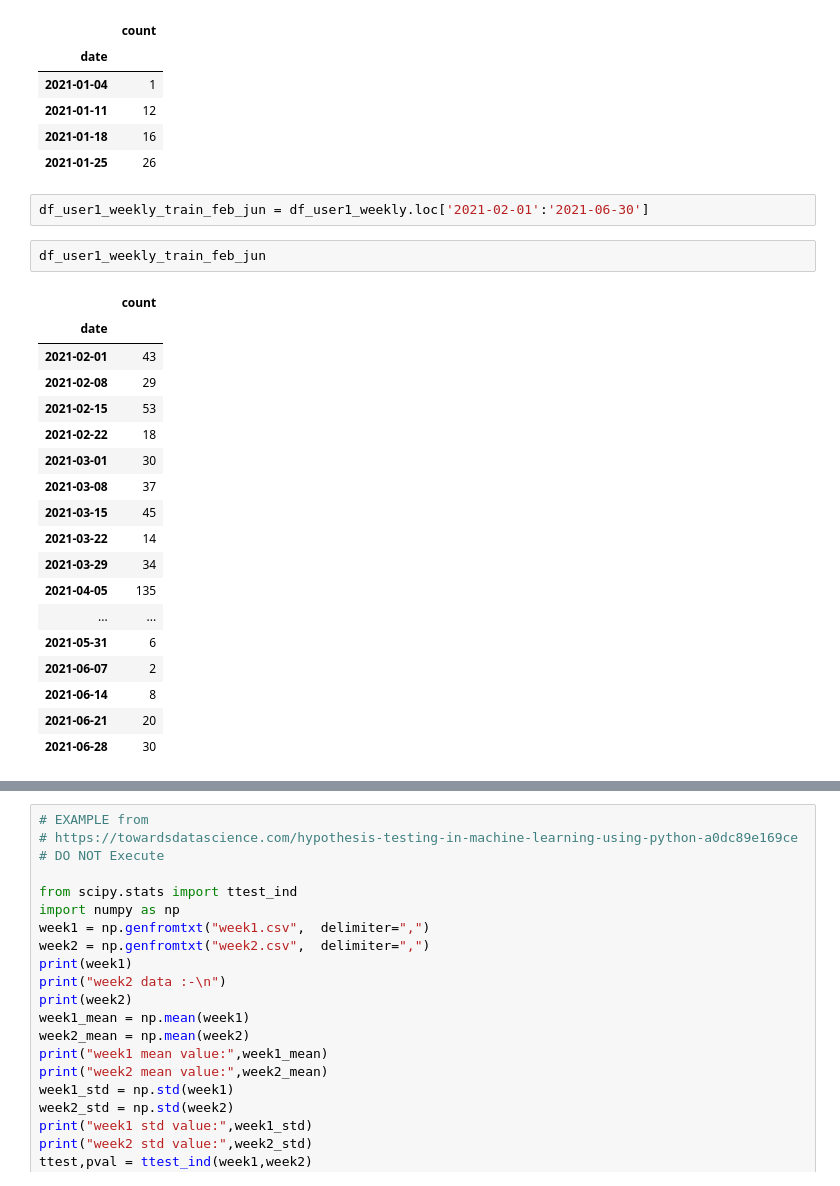
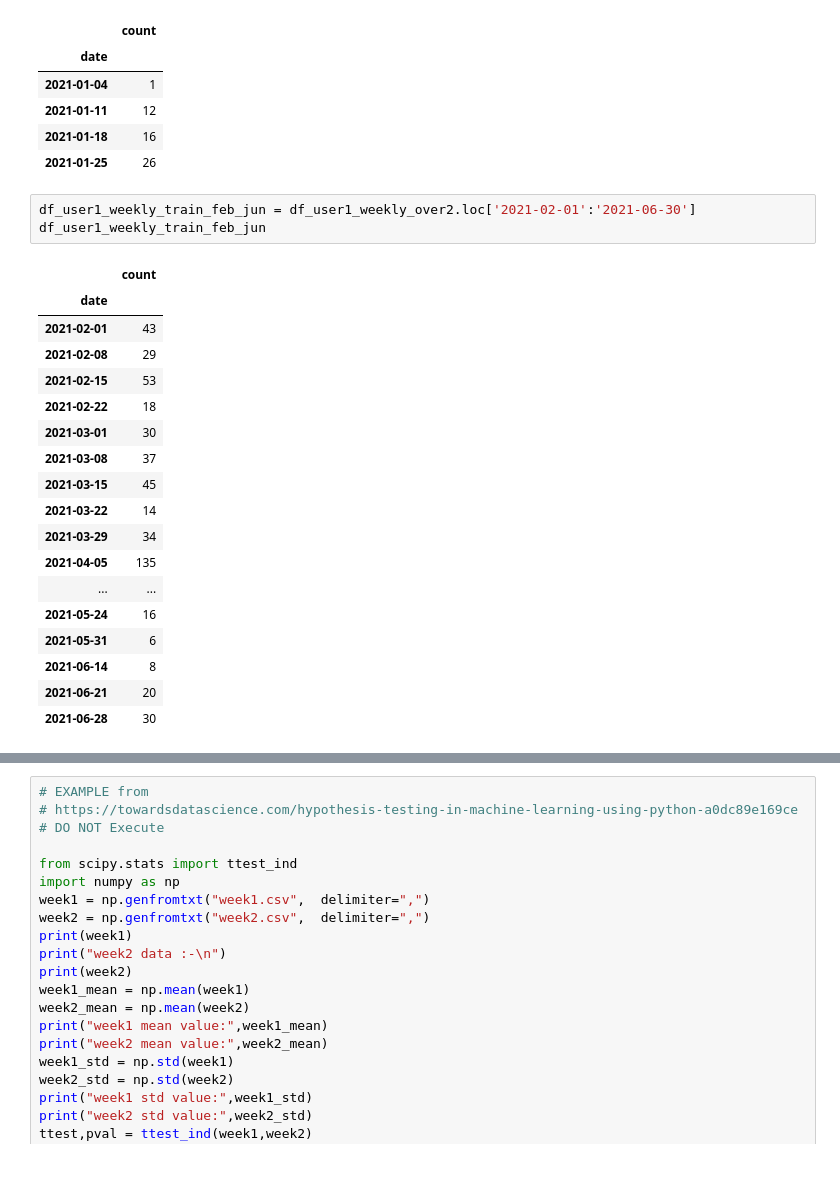
Before and after one commit to anastasia-pashkova/TDI_capstone, a Jupyter notebook: FINAL/aap_capstone_data_analysis_model.ipynb, the cells around one changed output, grey strips where cells are left out. Saved outputs shown, nothing was run; the diff lists cells and outputs as text.

```diff
--- a/FINAL/aap_capstone_data_analysis_model.ipynb
+++ b/FINAL/aap_capstone_data_analysis_model.ipynb
@@ -169,26 +171,25 @@ df_user1_weekly_jan
 | 2021-01-18 | 16 |
 | 2021-01-25 | 26 |
 # %%
-df_user1_weekly_train_feb_jun = df_user1_weekly.loc['2021-02-01':'2021-06-30']
+df_user1_weekly_train_feb_jun = df_user1_weekly_over2.loc['2021-02-01':'2021-06-30']
+df_user1_weekly_train_feb_jun
+# %% [output]
+|  | count |
+| date |  |
+| 2021-02-01 | 43 |
+| 2021-02-08 | 29 |
+| 2021-02-15 | 53 |
+| 2021-02-22 | 18 |
+| 2021-03-01 | 30 |
+| 2021-03-08 | 37 |
+| 2021-03-15 | 45 |
+| 2021-03-22 | 14 |
+| 2021-03-29 | 34 |
+| 2021-04-05 | 135 |
+| ... | ... |
+| 2021-05-24 | 16 |
+| 2021-05-31 | 6 |
+| 2021-06-14 | 8 |
+| 2021-06-21 | 20 |
+| 2021-06-28 | 30 |
-# %%
-df_user1_weekly_train_feb_jun
-# %% [output]
-|  | count |
-| date |  |
-| 2021-02-01 | 43 |
-| 2021-02-08 | 29 |
-| 2021-02-15 | 53 |
-| 2021-02-22 | 18 |
-| 2021-03-01 | 30 |
-| 2021-03-08 | 37 |
-| 2021-03-15 | 45 |
-| 2021-03-22 | 14 |
-| 2021-03-29 | 34 |
-| 2021-04-05 | 135 |
-| ... | ... |
-| 2021-05-31 | 6 |
-| 2021-06-07 | 2 |
-| 2021-06-14 | 8 |
-| 2021-06-21 | 20 |
-| 2021-06-28 | 30 |
 # %%
```
Also changed, not shown: parts of 44 cells of this notebook.
